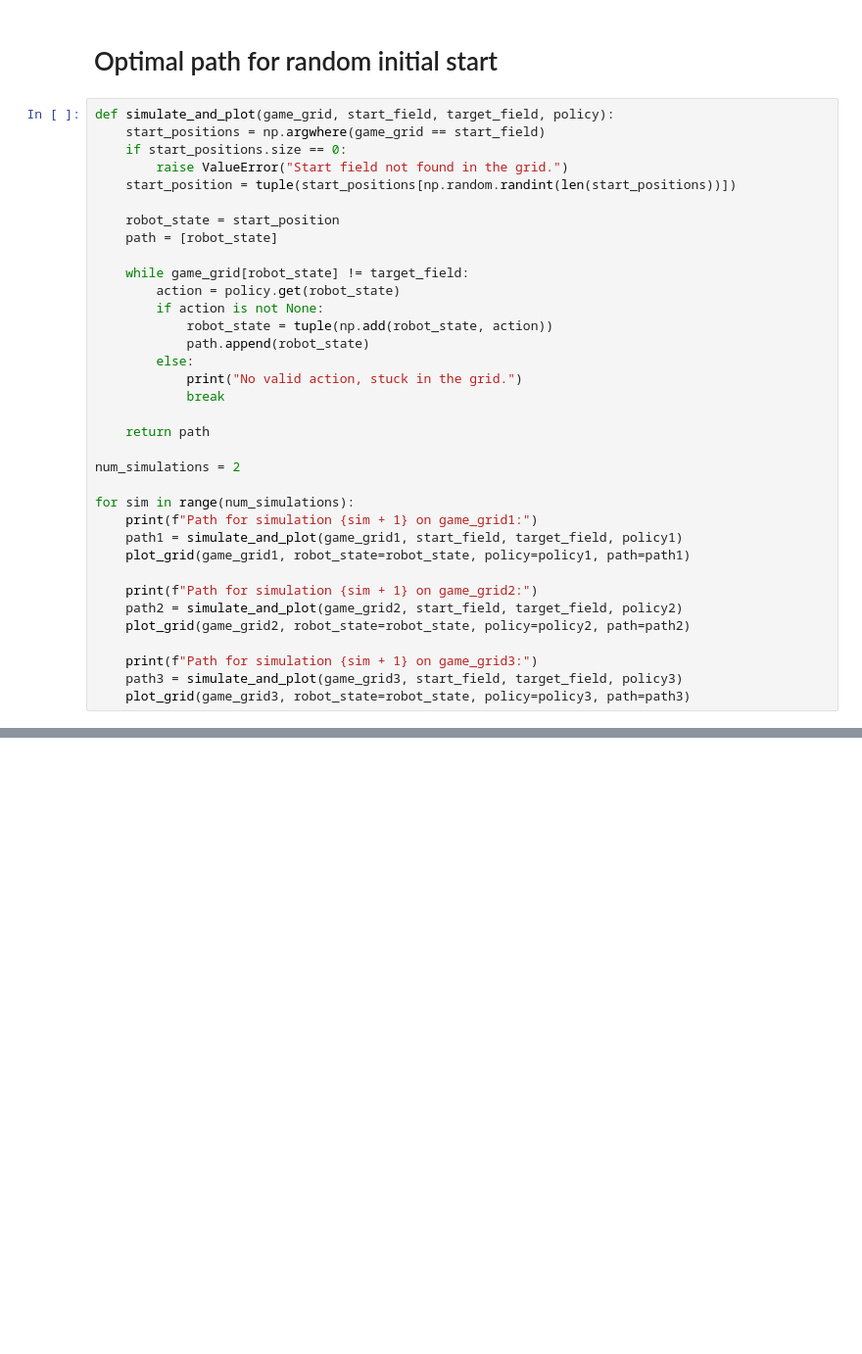
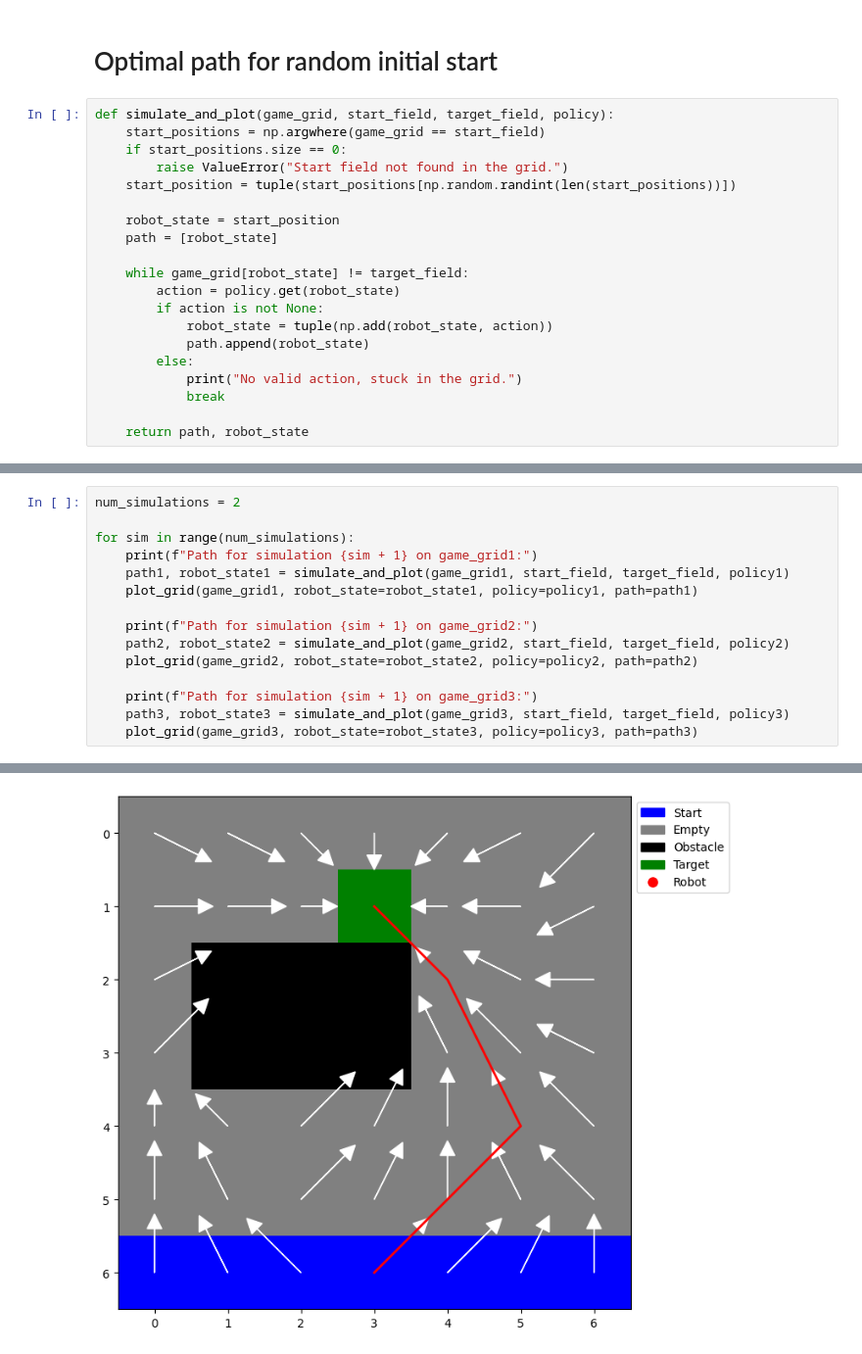
Before and after one commit to tobsel7/course-machine-learning-tuvienna, a Jupyter notebook: src/exercise3/reinforcement_learning_robot.ipynb, the cells around one changed output, grey strips where cells are left out. Shown at 98% size. Drawn from its saved outputs; the diff is of its cells as text; blank space fills up the shorter version.

```diff
--- a/src/exercise3/reinforcement_learning_robot.ipynb
+++ b/src/exercise3/reinforcement_learning_robot.ipynb
@@ -201,19 +200,4 @@ def simulate_and_plot(game_grid, start_field, target_field, policy):
             print("No valid action, stuck in the grid.")
             break
 
-    return path
-
-num_simulations = 2
-
-for sim in range(num_simulations):
-    print(f"Path for simulation {sim + 1} on game_grid1:")
-    path1 = simulate_and_plot(game_grid1, start_field, target_field, policy1)
-    plot_grid(game_grid1, robot_state=robot_state, policy=policy1, path=path1)
-
-    print(f"Path for simulation {sim + 1} on game_grid2:")
-    path2 = simulate_and_plot(game_grid2, start_field, target_field, policy2)
-    plot_grid(game_grid2, robot_state=robot_state, policy=policy2, path=path2)
-
-    print(f"Path for simulation {sim + 1} on game_grid3:")
-    path3 = simulate_and_plot(game_grid3, start_field, target_field, policy3)
-    plot_grid(game_grid3, robot_state=robot_state, policy=policy3, path=path3)
+    return path, robot_state
@@ -232,0 +204,16 @@ Path for simulation 2 on game_grid3:
+# %%
+num_simulations = 2
+
+for sim in range(num_simulations):
+    print(f"Path for simulation {sim + 1} on game_grid1:")
+    path1, robot_state1 = simulate_and_plot(game_grid1, start_field, target_field, policy1)
+    plot_grid(game_grid1, robot_state=robot_state1, policy=policy1, path=path1)
+
+    print(f"Path for simulation {sim + 1} on game_grid2:")
+    path2, robot_state2 = simulate_and_plot(game_grid2, start_field, target_field, policy2)
+    plot_grid(game_grid2, robot_state=robot_state2, policy=policy2, path=path2)
+
+    print(f"Path for simulation {sim + 1} on game_grid3:")
+    path3, robot_state3 = simulate_and_plot(game_grid3, start_field, target_field, policy3)
+    plot_grid(game_grid3, robot_state=robot_state3, policy=policy3, path=path3)
+# %% [output]
@@ -232,0 +221 @@ Path for simulation 2 on game_grid3:
+[figure, added]
```
Also changed, not shown: parts of 5 cells of this notebook.
